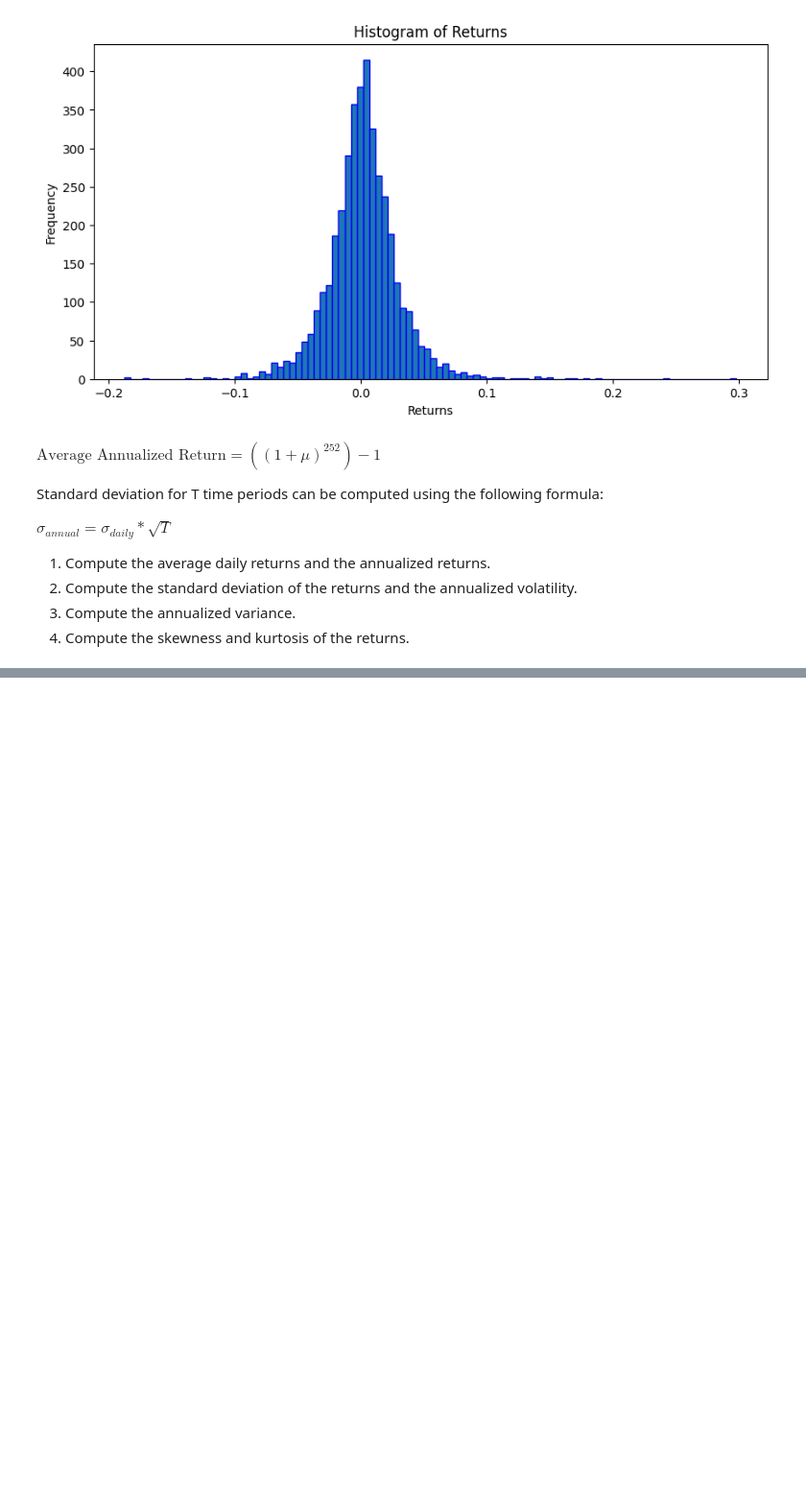
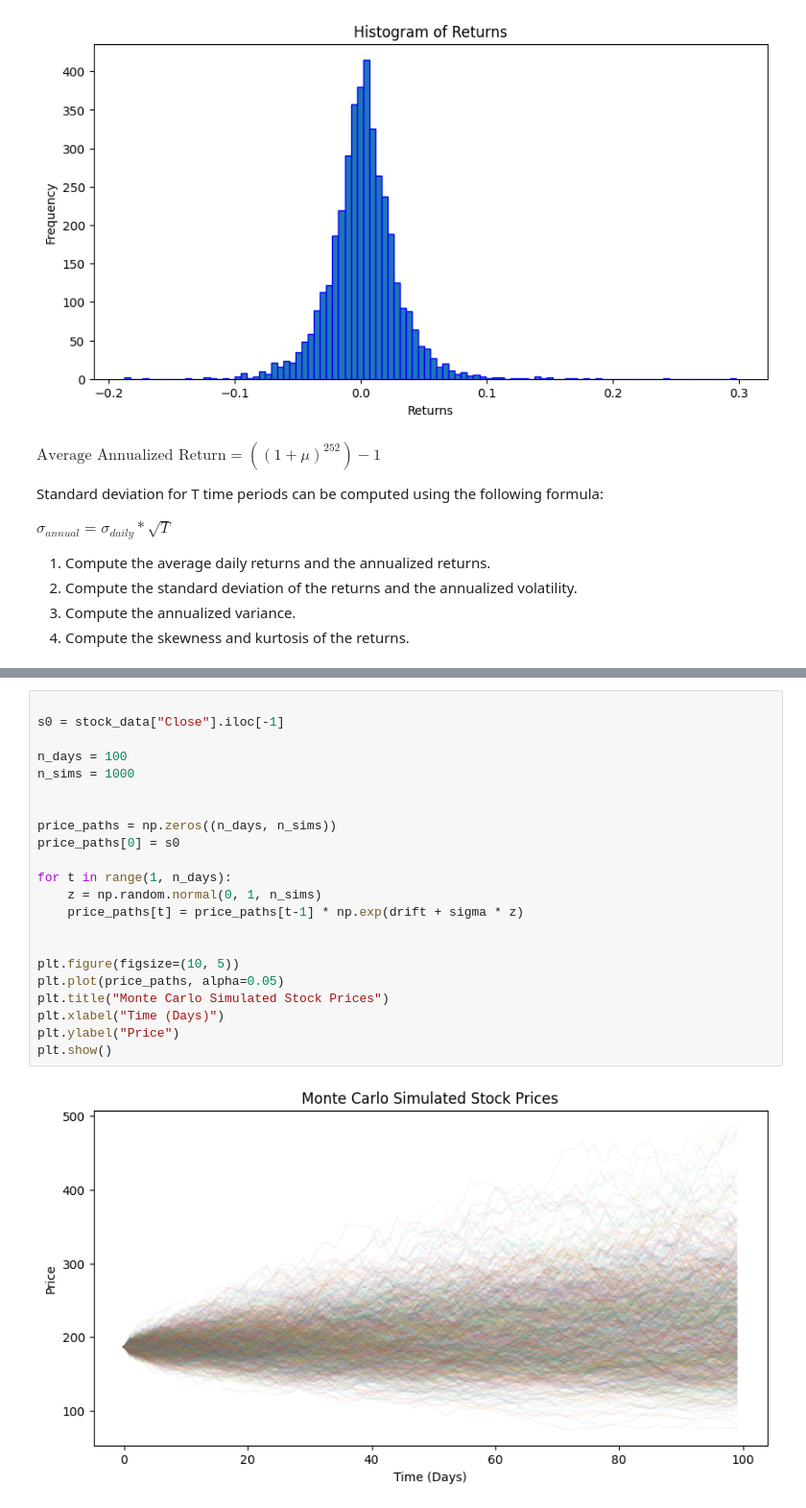
Before and after one commit to AnshitaVairalkar/Monte_Carlo_Simulation_VaR_Expected_Shortfall, a Jupyter notebook: Monte_Carlo_Simulations_VaR_Exp_Shortfall.ipynb, the cells around one changed output, grey strips where cells are left out. Shown at 96% size. Cells and saved outputs as stored; diff of their text form; blank space fills up the shorter version.

```diff
--- a/Monte_Carlo_Simulations_VaR_Exp_Shortfall.ipynb
+++ b/Monte_Carlo_Simulations_VaR_Exp_Shortfall.ipynb
@@ -161,0 +273,24 @@ The Expected Shortfall at 95% confidence level is: -0.06184165069021752
+# %%
+
+s0 = stock_data["Close"].iloc[-1]
+
+n_days = 100
+n_sims = 1000
+
+
+price_paths = np.zeros((n_days, n_sims))
+price_paths[0] = s0
+
+for t in range(1, n_days):
+    z = np.random.normal(0, 1, n_sims)
+    price_paths[t] = price_paths[t-1] * np.exp(drift + sigma * z)
+
+
+plt.figure(figsize=(10, 5))
+plt.plot(price_paths, alpha=0.05)
+plt.title("Monte Carlo Simulated Stock Prices")
+plt.xlabel("Time (Days)")
+plt.ylabel("Price")
+plt.show()
+# %% [output]
+[figure, added]
```
Also changed, not shown: parts of 14 cells of this notebook.
